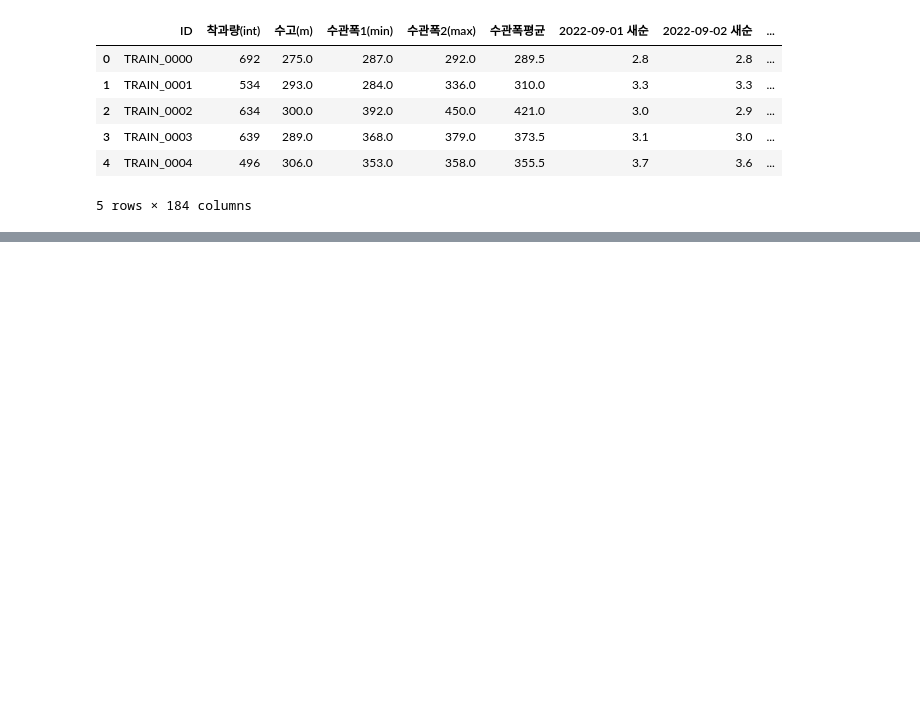
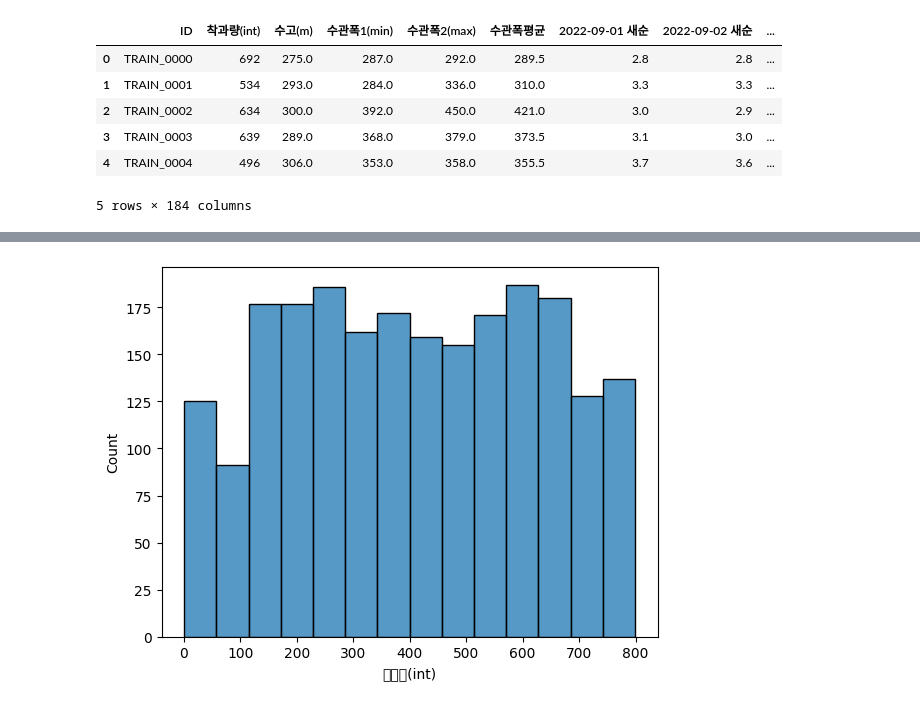
Before and after one commit to Sunnnyyy16/Dacon_study, a Jupyter notebook: tangerine/tangerine_predict.ipynb, the cells around one changed output, grey strips where cells are left out. Saved outputs shown, nothing was run; the diff lists cells and outputs as text; code cells hidden in the pictures; blank space fills up the shorter version.

```diff
--- a/tangerine/tangerine_predict.ipynb
+++ b/tangerine/tangerine_predict.ipynb
@@ -17,3 +42,20 @@
+# %%
+#visualization
+import matplotlib as mpl
+import matplotlib.pylab as plb
+import matplotlib.pyplot as plt
+
+# 브라우저에서 바로 그려지도록
+%matplotlib inline
+
+# 그래프에 retina display 적용
+%config InlineBackend.figure_format = 'retina'
+
+# Colab 의 한글 폰트 설정
+plt.rc('font', family='NanumBarunGothic')
+
+# 유니코드에서  음수 부호설정
+mpl.rc('axes', unicode_minus=False)
 # %% [markdown]
 # 데이터로드
 # %%
@@ -51,0 +135,6 @@ train.head()
+# %%
+plt.figure()
+sns.histplot(x='착과량(int)', data=train)
+plt.show()
+# %% [output]
+[figure, added]
```
Also changed, not shown: parts of 43 cells of this notebook.
